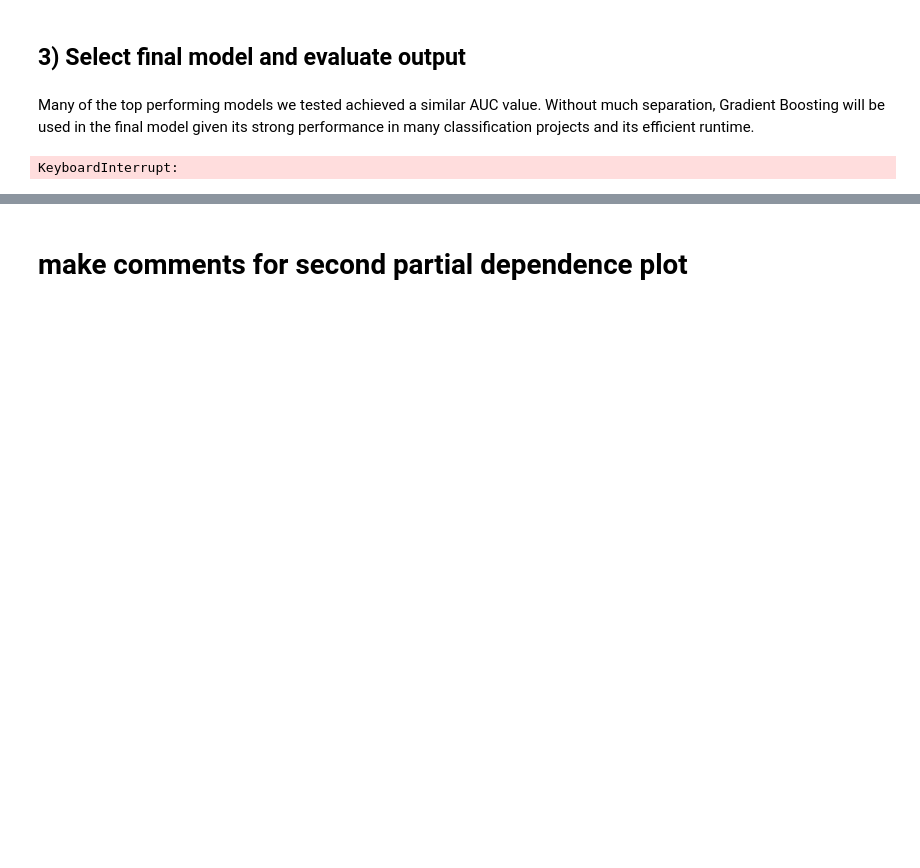
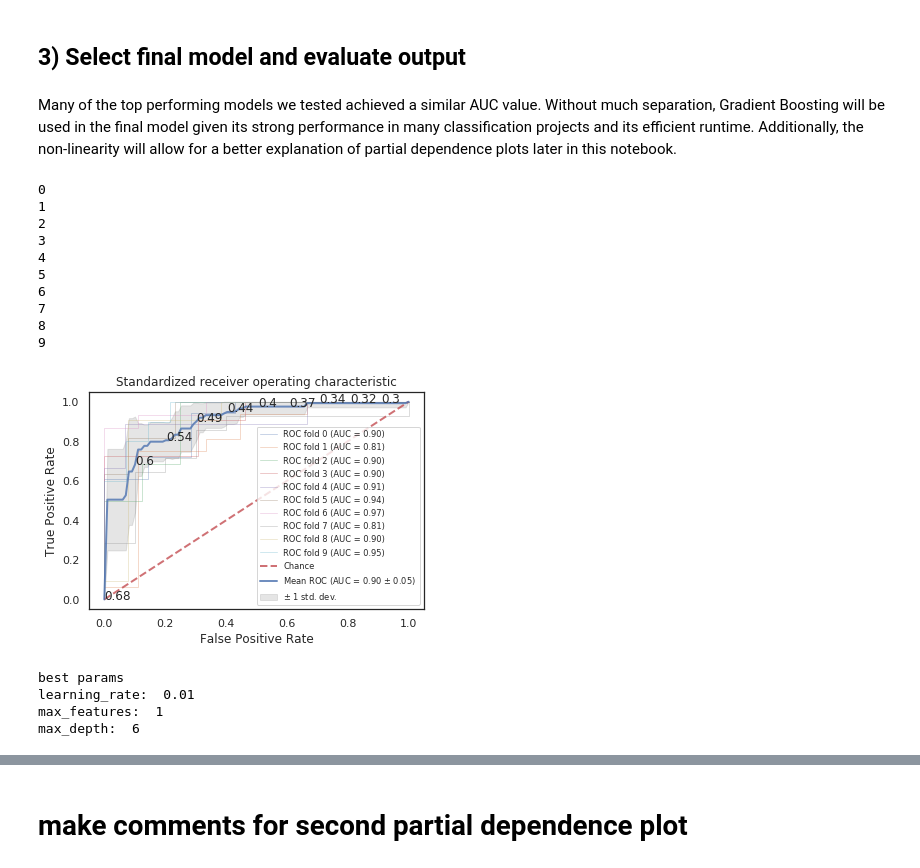
Before and after one commit to airnel48/Heart-Disease-Prediction, a Jupyter notebook: Predict-Heart-Disease-Cleveland-Database.ipynb, the cells around one changed output, grey strips where cells are left out. Saved outputs shown, nothing was run; the diff lists cells and outputs as text; code cells hidden in the pictures; blank space fills up the shorter version.

```diff
--- a/Predict-Heart-Disease-Cleveland-Database.ipynb
+++ b/Predict-Heart-Disease-Cleveland-Database.ipynb
@@ -590,16 +610,15 @@ standardized_model_output()
 # %% [markdown]
 ## 3) Select final model and evaluate output
 # %% [markdown]
-Many of the top performing models we tested achieved a similar AUC value. Without much separation, Gradient Boosting will be used in the final model given its strong performance in many classification projects and its efficient runtime.
+Many of the top performing models we tested achieved a similar AUC value. Without much separation, Gradient Boosting will be used in the final model given its strong performance in many classification projects and its efficient runtime. Additionally, the non-linearity will allow for a better explanation of partial dependence plots later in this notebook.
 # %%
-# tune parameters for final model - stochastic gradient descent
+# run final model on test data and tune parameters one last time for final model- stochastic gradient descent
 
 model = GradientBoostingClassifier(random_state=0, n_estimators=100)
 parameters = {
-           # include additional values for final model testing
-           'learning_rate': (0.001,0.01,0.1,0.5,0.9,0.99),
-           'max_features': (1,2,3,5),
-           'max_depth': (1,2,4,6)
+           'learning_rate': (0.01,0.5,0.99),
+           'max_features': (1,5),
+           'max_depth': (2,6)
 }
 classifier = GridSearchCV(estimator=model, cv=cv, param_grid=parameters, n_jobs=-1)
 
@@ -618,59 +637,71 @@ def final_model_parameters_output():
         classifier.fit(x_train.iloc[build], y_train.iloc[build])
         probas_ = classifier.fit(x_train.iloc[build]
                                  , y_train.iloc[build]).predict_proba(x_train.iloc[test])
-
         # compute receiver operator curve (ROC) and area the curve(AUC)
-        fpr, tpr, thresholds = roc_curve(y_train.iloc[test], probas_[:, 1])
+        fpr, tpr, thresholds = roc_curve(y_train.iloc[test], probas_[:, 1], drop_intermediate=False)
         tprs.append(interp(mean_fpr, fpr, tpr))
-        #thresh.append(interp(mean_thresh, tpr, thresholds))
-        thresh.append(thresholds)
+        thresh.append(interp(mean_fpr, fpr, thresholds))
         tprs[-1][0] = 0.0
         roc_auc = auc(fpr, tpr)
         aucs.append(roc_auc)
         plt.plot(fpr, tpr, lw=1, alpha=0.3,
              label='ROC fold %d (AUC = %0.2f)' % (i, roc_auc))
+        print(i)
         i += 1
-        print(thresholds)
 
     # plot ROC
     plt.plot([0, 1], [0, 1], linestyle='--', lw=2, color='r',
              label='Chance', alpha=.8)
     mean_tpr = np.mean(tprs, axis=0)
-    mean_thresh = np.mean(thresh, axis=0)
     mean_tpr[-1] = 1.0
     mean_auc = auc(mean_fpr, mean_tpr)
     std_auc = np.std(aucs)
+    mean_thresh = np.mean(thresh, axis=0)
     plt.plot(mean_fpr, mean_tpr, color='b',
              label=r'Mean ROC (AUC = %0.2f $\pm$ %0.2f)' % (mean_auc, std_auc),
              lw=2, alpha=.8)
     std_tpr = np.std(tprs, axis=0)
     tprs_upper = np.minimum(mean_tpr + std_tpr, 1)
     tprs_lower = np.maximum(mean_tpr - std_tpr, 0)
     plt.fill_between(mean_fpr, tprs_lower, tprs_upper, color='grey', alpha=.2,
                      label=r'$\pm$ 1 std. dev.')
     plt.xlim([-0.05, 1.05])
     plt.ylim([-0.05, 1.05])
     plt.xlabel('False Positive Rate')
     plt.ylabel('True Positive Rate')
     plt.title('Standardized receiver operating characteristic')
     plt.legend(loc="lower right", fontsize="x-small")
-    for x, y, txt in zip(mean_fpr[::10], mean_tpr[::10], mean_thresh[::]):
+    for x, y, txt in zip(mean_fpr[::10], mean_tpr[::10], mean_thresh[::10]):
         plt.annotate(np.round(txt,2), (x, y))
     plt.show()
 
 final_model_parameters_output()
 
 # output best parameters
 best_parameters = classifier.best_estimator_.get_params()
 lr = best_parameters['learning_rate']
 mf = best_parameters['max_features']
 md = best_parameters['max_depth']
 print("best params")
 print("learning_rate: ",lr)
 print("max_features: ",mf)
 print("max_depth: ", md)
 # %% [output]
-KeyboardInterrupt:
+0
+1
+2
+3
+4
+5
+6
+7
+8
+9
+[figure, added]
+best params
+learning_rate:  0.01
+max_features:  1
+max_depth:  6
 # %% [markdown]
 Given the importance of correctly identifying heart disease, our objective for this model is to maximize the True Positive Rate (aka Sensitivity) (TP / (TP + FN)) while minimizing the False Positive Rate (FP / (FP + TN)).
 
```
Also changed, not shown: parts of 18 cells of this notebook.
